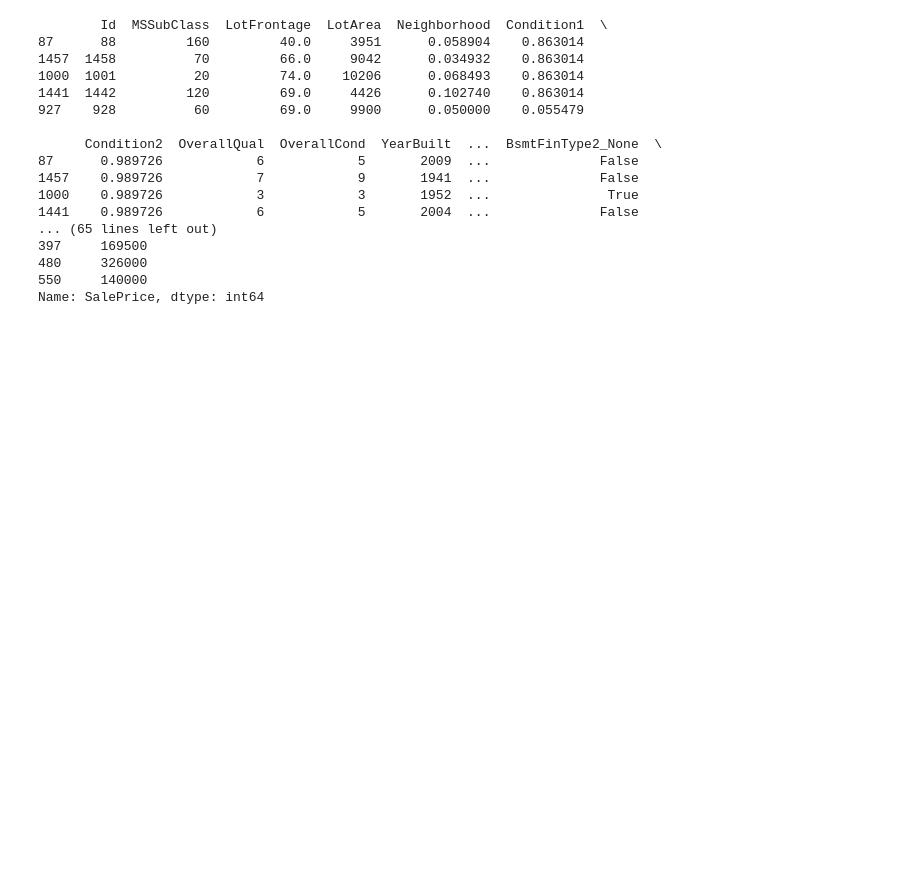
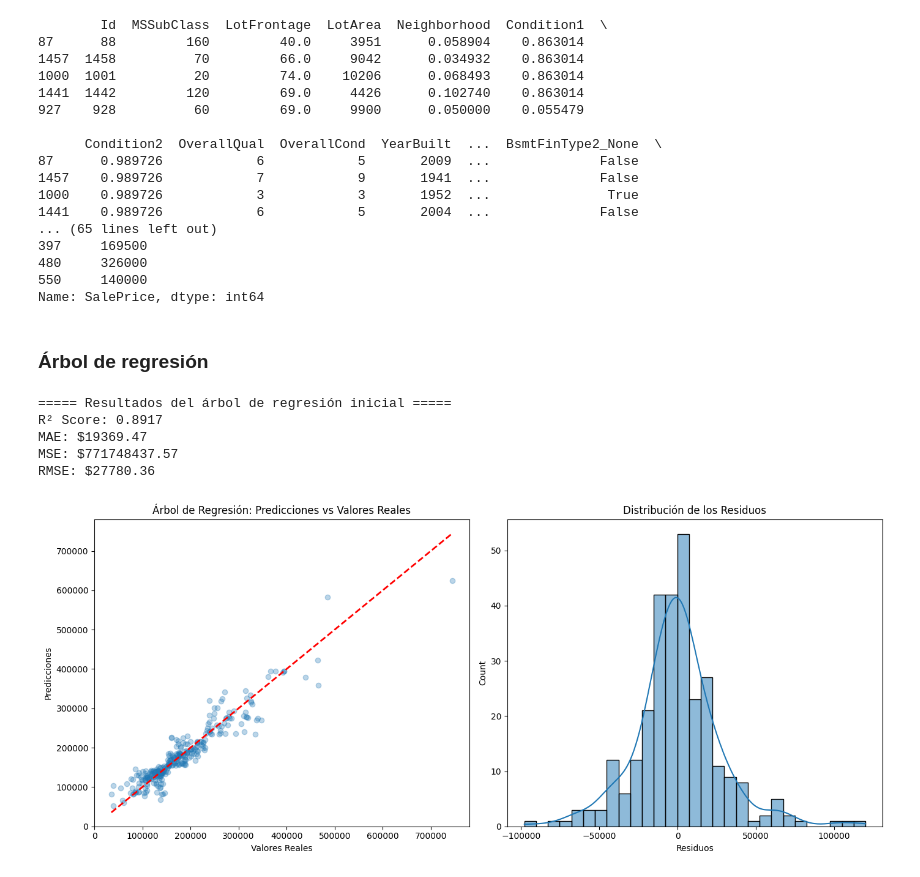
Before and after one commit to paulabaal12/PROY2-DM, a Jupyter notebook: proyectoE2.ipynb, the cells around one changed output. Saved outputs shown, nothing was run; the diff lists cells and outputs as text; code cells hidden in the pictures; blank space fills up the shorter version.

Commit message:
Árbol de regresión

```diff
--- a/proyectoE2.ipynb
+++ b/proyectoE2.ipynb
@@ -43,3 +46,53 @@ print(X_train.head(), X_test.head(), y_train.head(), y_test.head())
 480     326000
 550     140000
 Name: SalePrice, dtype: int64
+# %% [markdown]
+### **Árbol de regresión**
+# %%
+
+# Elabora un árbol de regresión para predecir el precio de las casas
+tree_reg = DecisionTreeRegressor(random_state=42)
+tree_reg.fit(X_train, y_train)
+
+# Usa el árbol para predecir y analizar resultados
+y_pred_tree = tree_reg.predict(X_test)
+
+# Calcular métricas de evaluación
+r2_tree = r2_score(y_test, y_pred_tree)
+mae_tree = mean_absolute_error(y_test, y_pred_tree)
+mse_tree = mean_squared_error(y_test, y_pred_tree)
+rmse_tree = np.sqrt(mse_tree)
+
+print("\n===== Resultados del árbol de regresión inicial =====")
+print(f"R² Score: {r2_tree:.4f}")
+print(f"MAE: ${mae_tree:.2f}")
+print(f"MSE: ${mse_tree:.2f}")
+print(f"RMSE: ${rmse_tree:.2f}")
+
+# Graficar los resultados
+plt.figure(figsize=(14, 6))
+
+# Gráfico de dispersión de las predicciones vs los valores reales
+plt.subplot(1, 2, 1)
+plt.scatter(y_test, y_pred_tree, alpha=0.3)
+plt.plot([y_test.min(), y_test.max()], [y_test.min(), y_test.max()], 'r--', lw=2)
+plt.xlabel('Valores Reales')
+plt.ylabel('Predicciones')
+plt.title('Árbol de Regresión: Predicciones vs Valores Reales')
+
+# Histograma de los residuos
+plt.subplot(1, 2, 2)
+residuos = y_test - y_pred_tree
+sns.histplot(residuos, kde=True)
+plt.xlabel('Residuos')
+plt.title('Distribución de los Residuos')
+
+plt.tight_layout()
+plt.show()
+# %% [output]
+===== Resultados del árbol de regresión inicial =====
+R² Score: 0.8917
+MAE: $19369.47
+MSE: $771748437.57
+RMSE: $27780.36
+[figure, added]
```
Also changed, not shown: parts of 1 cell of this notebook.
